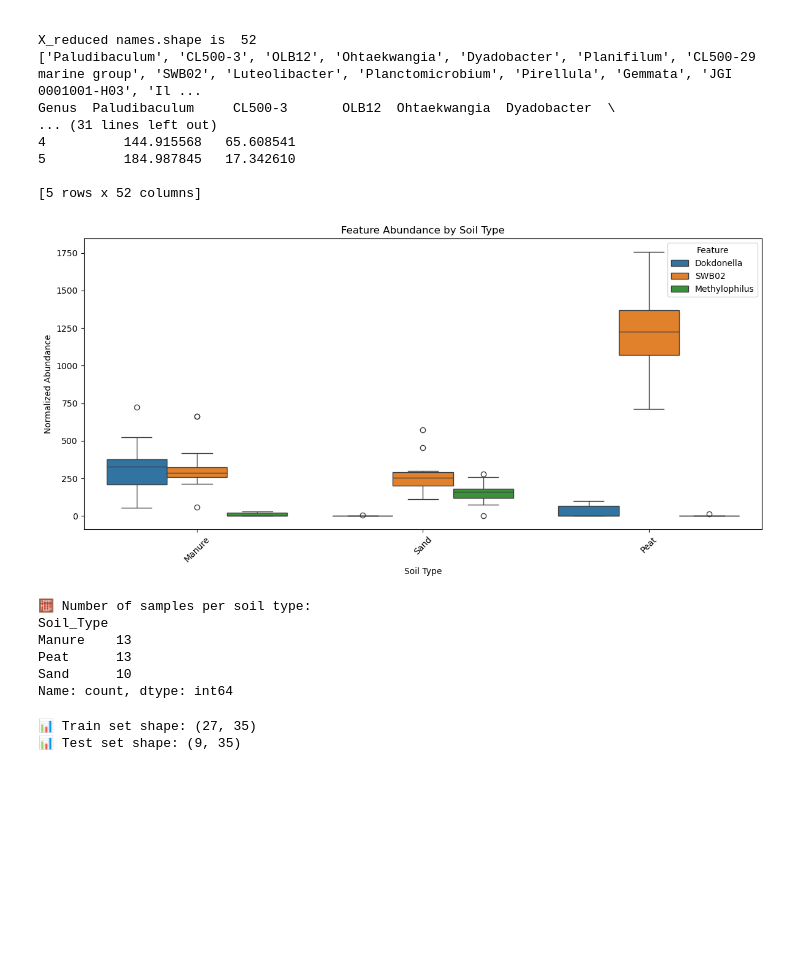
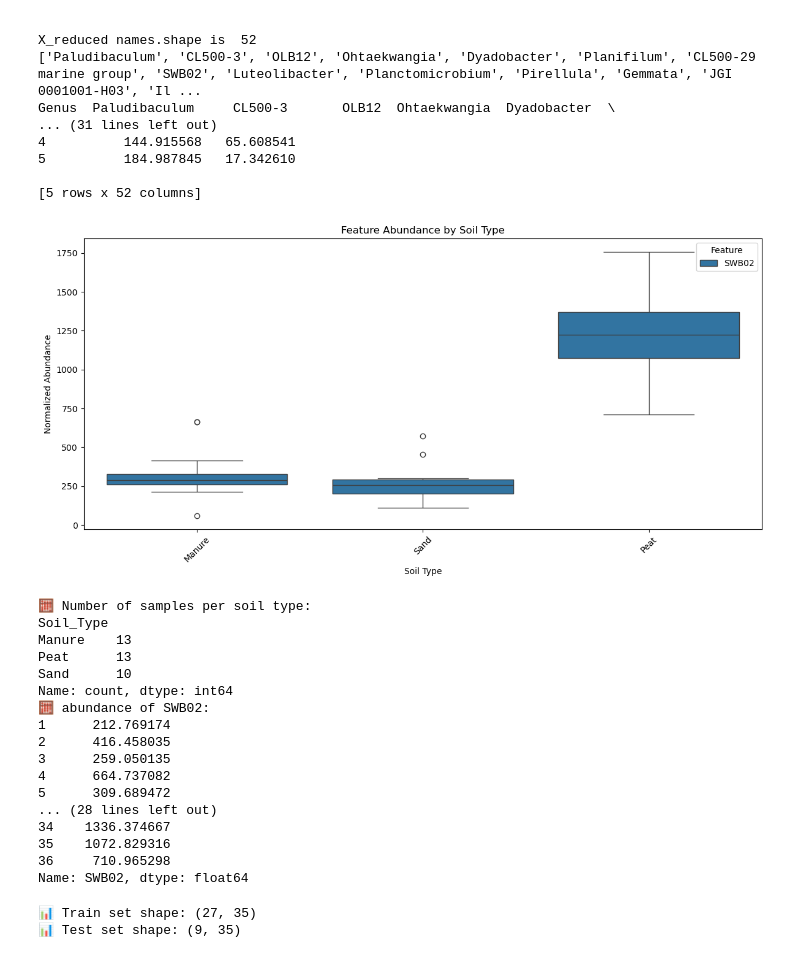
Before and after one commit to hsnvnd/AI-in-Metagenomics, a Jupyter notebook: Soil_Classification.ipynb, the cells around one changed output. Cells and saved outputs as stored; diff of their text form; code cells hidden in the pictures; blank space fills up the shorter version.

```diff
--- a/Soil_Classification.ipynb
+++ b/Soil_Classification.ipynb
@@ -324,40 +324,57 @@ import pandas as pd
 # selected_features =['Plot4-2H12', 'Candidatus Berkiella', 'Runella']
 ## Aviti, soil, LSVM, shapG
 # selected_features =['BIyi10', 'Chthonobacter', 'SWB02']
 ## Miseq, soil, LSVM, shapG
 selected_features = ['Dokdonella','SWB02', 'Methylophilus']
 ## Novaseq, soil, LSVM, shapG
 # selected_features = ["Methyloceanibacter","Constrictibacter","Plot4-2H12"]
 
+# Just SWB02
+selected_features = ['SWB02']
+
 # Combine selected features and soil type into one DataFrame
 plot_df = X[selected_features].copy()
 plot_df["Soil_Type"] = y_raw.values  # y_raw maps sample to soil type
 
 # Melt the DataFrame to long format for seaborn
 melted_df = plot_df.melt(id_vars="Soil_Type", var_name="Feature", value_name="Abundance")
 
 # Create boxplots grouped by soil type for each feature
 plt.figure(figsize=(12, 6))
 sns.boxplot(x="Soil_Type", y="Abundance", hue="Feature", data=melted_df)
 plt.title("Feature Abundance by Soil Type")
 plt.xlabel("Soil Type")
 plt.ylabel("Normalized Abundance")
 plt.xticks(rotation=45)
 plt.legend(title="Feature")
 plt.tight_layout()
 plt.show()
 # Count number of samples per soil type
 soil_counts = plot_df["Soil_Type"].value_counts()
 print("🧮 Number of samples per soil type:")
 print(soil_counts)
+
+print("🧮 abundance of SWB02:")
+print(plot_df["SWB02"])
 # %% [output]
-[figure, old version]
+[figure, new version]
 🧮 Number of samples per soil type:
 Soil_Type
 Manure    13
 Peat      13
 Sand      10
 Name: count, dtype: int64
+🧮 abundance of SWB02:
+1      212.769174
+2      416.458035
+3      259.050135
+4      664.737082
+5      309.689472
+... (28 lines left out)
+34    1336.374667
+35    1072.829316
+36     710.965298
+Name: SWB02, dtype: float64
 # %%
 # import seaborn as sns
 # import matplotlib.pyplot as plt
```
Also changed, not shown: 2 other files.
